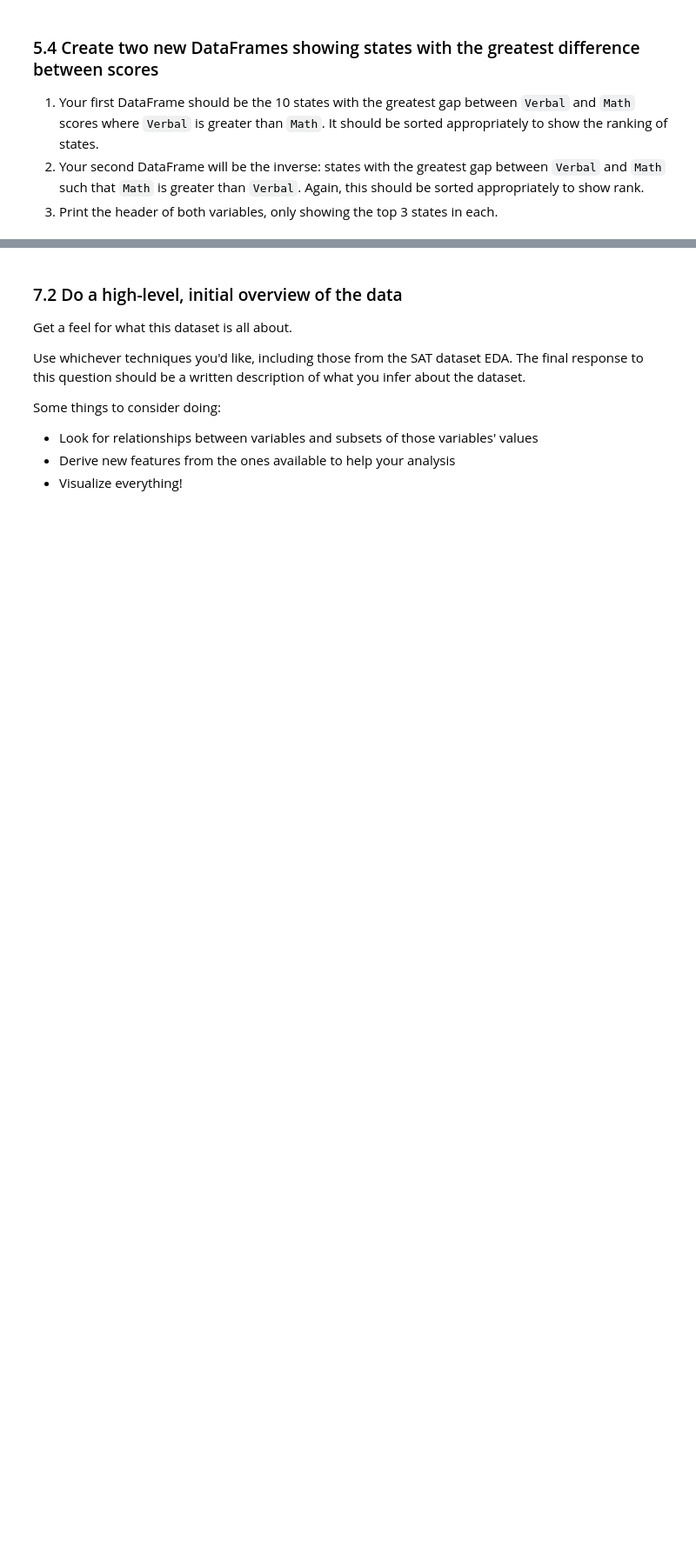
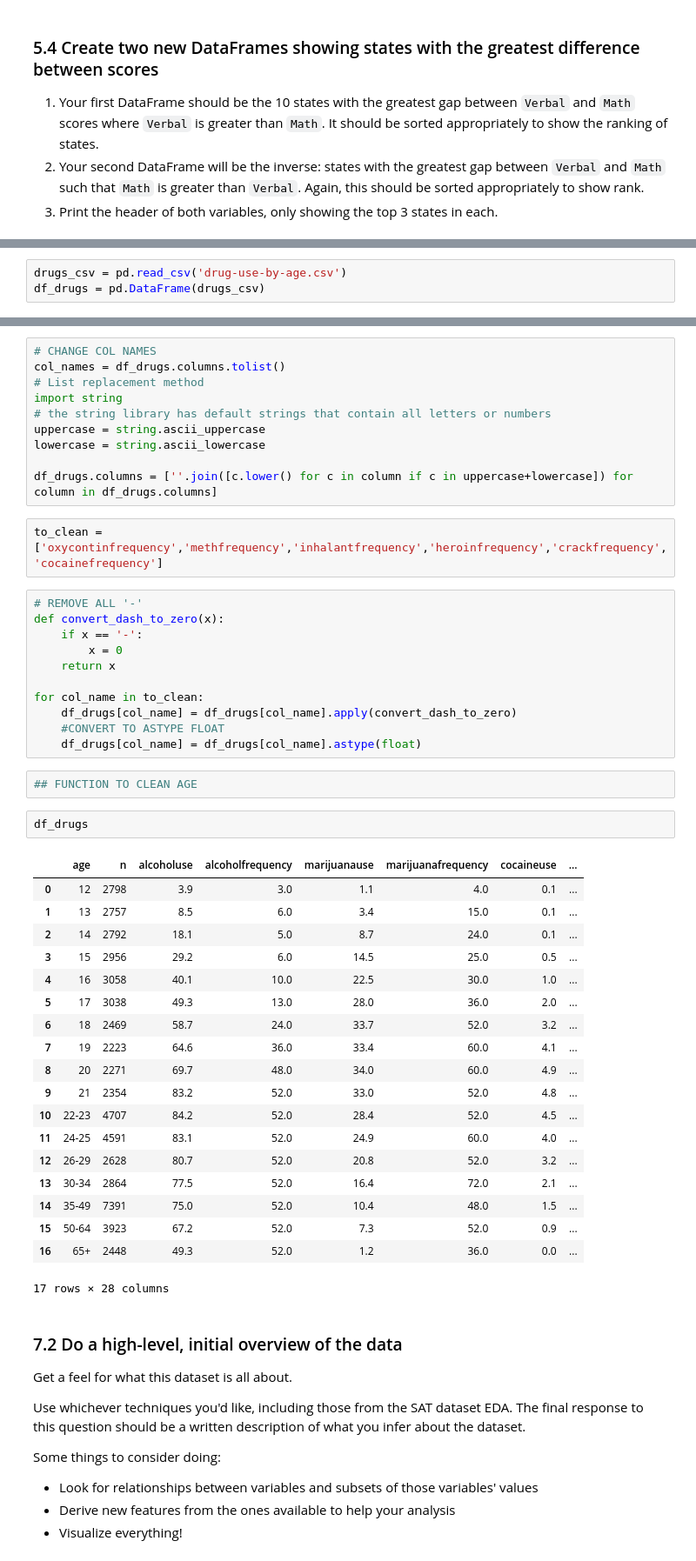
Before and after one commit to ivansim1989/Projects, a Jupyter notebook: DSI4_Project_2/project-02-v2-starter-code.ipynb, the cells around one changed output, grey strips where cells are left out. Shown: that part at 87% size. Drawn from its saved outputs; the diff is of its cells as text; blank space fills up the shorter version.

```diff
--- a/DSI4_Project_2/project-02-v2-starter-code.ipynb
+++ b/DSI4_Project_2/project-02-v2-starter-code.ipynb
@@ -548,3 +396,6 @@ We'll work with the "drug-use-by-age.csv" data, sourced from and described here:
 ### 7.1
 
 Load the data using pandas. Does this data require cleaning? Are variables missing? How will this affect your approach to EDA on the data?
+# %%
+drugs_csv = pd.read_csv('drug-use-by-age.csv')
+df_drugs = pd.DataFrame(drugs_csv)
@@ -551,3 +441,50 @@ Load the data using pandas. Does this data require cleaning? Are variables missi
+# %%
+# CHANGE COL NAMES
+col_names = df_drugs.columns.tolist()
+# List replacement method
+import string
+# the string library has default strings that contain all letters or numbers
+uppercase = string.ascii_uppercase
+lowercase = string.ascii_lowercase
+
+df_drugs.columns = [''.join([c.lower() for c in column if c in uppercase+lowercase]) for column in df_drugs.columns]
+# %%
+to_clean = ['oxycontinfrequency','methfrequency','inhalantfrequency','heroinfrequency','crackfrequency','cocainefrequency']
+# %%
+# REMOVE ALL '-'
+def convert_dash_to_zero(x):
+    if x == '-':
+        x = 0
+    return x
+
+for col_name in to_clean:
+    df_drugs[col_name] = df_drugs[col_name].apply(convert_dash_to_zero)
+    #CONVERT TO ASTYPE FLOAT
+    df_drugs[col_name] = df_drugs[col_name].astype(float)
+# %%
+## FUNCTION TO CLEAN AGE
+# %%
+df_drugs
+# %% [output]
+|  | age | n | alcoholuse | alcoholfrequency | marijuanause | marijuanafrequency | cocaineuse | ... |
+| 0 | 12 | 2798 | 3.9 | 3.0 | 1.1 | 4.0 | 0.1 | ... |
+| 1 | 13 | 2757 | 8.5 | 6.0 | 3.4 | 15.0 | 0.1 | ... |
+| 2 | 14 | 2792 | 18.1 | 5.0 | 8.7 | 24.0 | 0.1 | ... |
+| 3 | 15 | 2956 | 29.2 | 6.0 | 14.5 | 25.0 | 0.5 | ... |
+| 4 | 16 | 3058 | 40.1 | 10.0 | 22.5 | 30.0 | 1.0 | ... |
+| 5 | 17 | 3038 | 49.3 | 13.0 | 28.0 | 36.0 | 2.0 | ... |
+| 6 | 18 | 2469 | 58.7 | 24.0 | 33.7 | 52.0 | 3.2 | ... |
+| 7 | 19 | 2223 | 64.6 | 36.0 | 33.4 | 60.0 | 4.1 | ... |
+| 8 | 20 | 2271 | 69.7 | 48.0 | 34.0 | 60.0 | 4.9 | ... |
+| 9 | 21 | 2354 | 83.2 | 52.0 | 33.0 | 52.0 | 4.8 | ... |
+| 10 | 22-23 | 4707 | 84.2 | 52.0 | 28.4 | 52.0 | 4.5 | ... |
+| 11 | 24-25 | 4591 | 83.1 | 52.0 | 24.9 | 60.0 | 4.0 | ... |
+| 12 | 26-29 | 2628 | 80.7 | 52.0 | 20.8 | 52.0 | 3.2 | ... |
+| 13 | 30-34 | 2864 | 77.5 | 52.0 | 16.4 | 72.0 | 2.1 | ... |
+| 14 | 35-49 | 7391 | 75.0 | 52.0 | 10.4 | 48.0 | 1.5 | ... |
+| 15 | 50-64 | 3923 | 67.2 | 52.0 | 7.3 | 52.0 | 0.9 | ... |
+| 16 | 65+ | 2448 | 49.3 | 52.0 | 1.2 | 36.0 | 0.0 | ... |
+17 rows × 28 columns
 # %% [markdown]
 ### 7.2 Do a high-level, initial overview of the data
 
```
Also changed, not shown: parts of 37 cells of this notebook.
